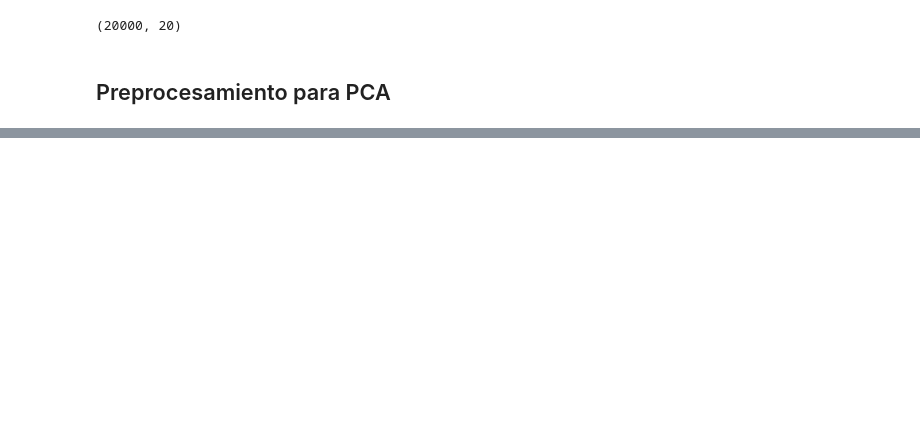
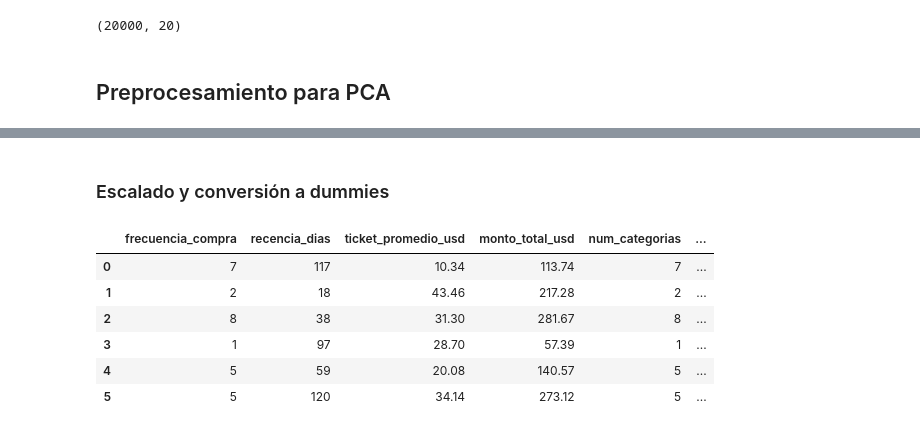
Before and after one commit to JhoelFernandoIM/ML_CPP2, a Jupyter notebook: notebooks/PCA_clientes.ipynb, the cells around one changed output, grey strips where cells are left out. Cells and saved outputs as stored; diff of their text form; code cells hidden in the pictures; blank space fills up the shorter version.

```diff
--- a/notebooks/PCA_clientes.ipynb
+++ b/notebooks/PCA_clientes.ipynb
@@ -77,0 +92,4 @@ dtype: int64
+# %%
+#Eliminamos las columnas
+df= df.drop(columns=['id_cliente', 'rfm_recency', 'rfm_frequency', 'rfm_monetary', 'aov'])
+print(df.dtypes)
@@ -78,4 +193,15 @@ dtype: int64
+# %% [markdown]
+
+### Escalado y conversión a dummies
 # %%
 #Variables numéricas
-df_num = df.loc[:, ['frecuencia_compra', 'recencia_dias', 'ticket_promedio_usd', 'monto_total_usd', 'devoluciones_pct', 'cupon_uso_pct', 'nps', 'rfm_recency', 'rfm_frequency', 'rfm_monetary', 'aov', 'intensidad', 'lealtad']]
+df_num = df.loc[:, ['frecuencia_compra', 'recencia_dias', 'ticket_promedio_usd', 'monto_total_usd', 'num_categorias', 'devoluciones_pct', 'cupon_uso_pct', 'nps', 'intensidad', 'lealtad', 'antiguedad_cliente']]
 df_num.head(6)
+# %% [output]
+|  | frecuencia_compra | recencia_dias | ticket_promedio_usd | monto_total_usd | num_categorias | ... |
+| 0 | 7 | 117 | 10.34 | 113.74 | 7 | ... |
+| 1 | 2 | 18 | 43.46 | 217.28 | 2 | ... |
+| 2 | 8 | 38 | 31.30 | 281.67 | 8 | ... |
+| 3 | 1 | 97 | 28.70 | 57.39 | 1 | ... |
+| 4 | 5 | 59 | 20.08 | 140.57 | 5 | ... |
+| 5 | 5 | 120 | 34.14 | 273.12 | 5 | ... |
```
Also changed, not shown: parts of 28 cells of this notebook, 4 other files.
